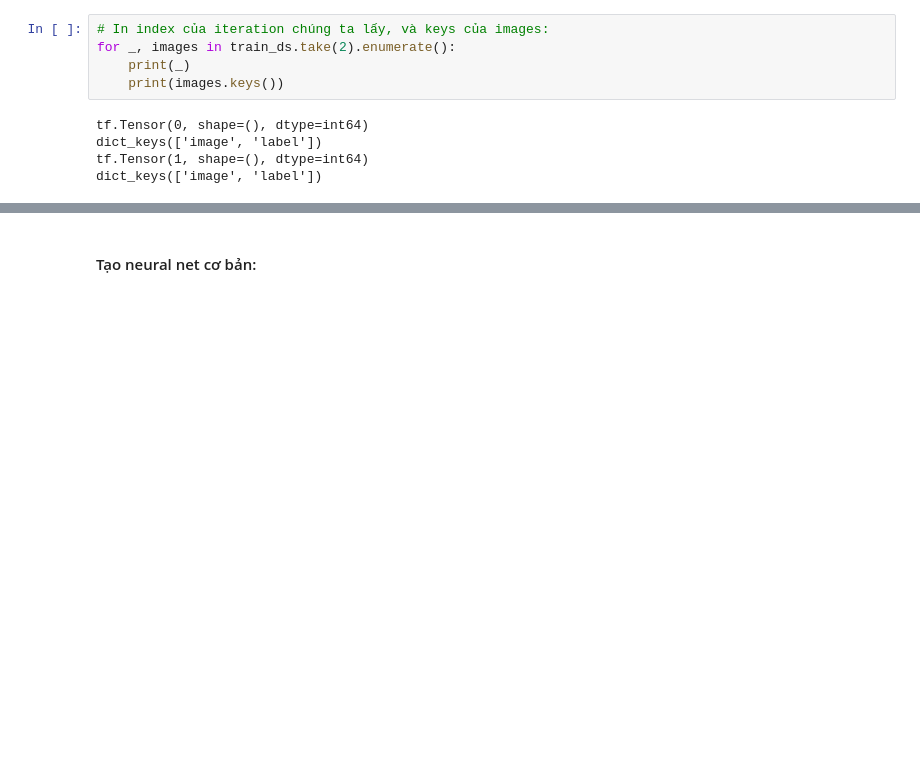
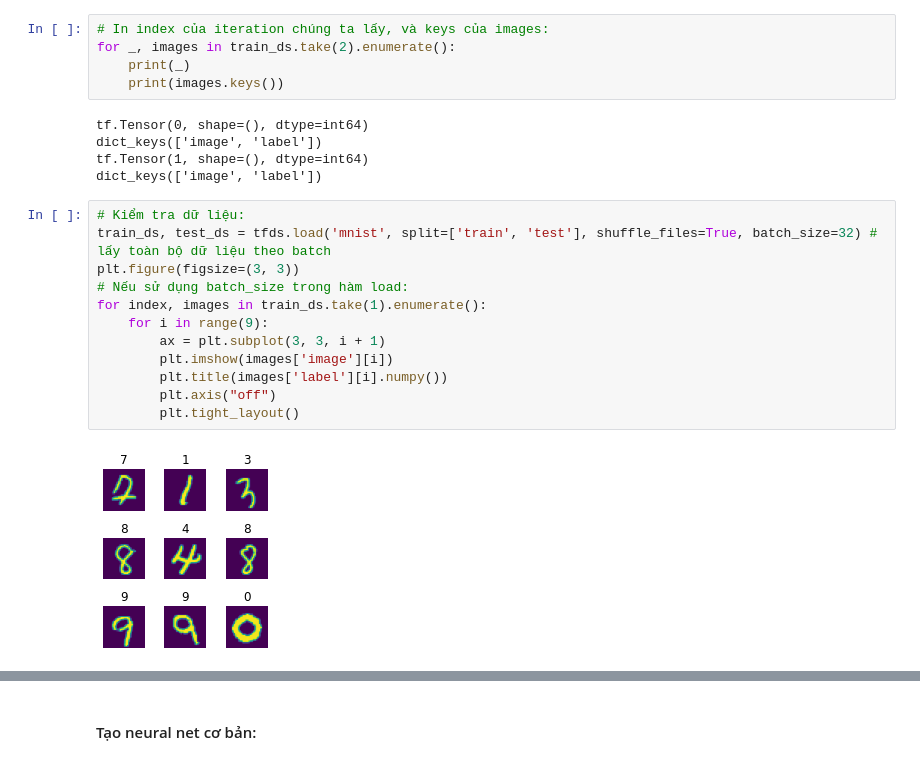
Before and after one commit to ddpham/TFExam, a Jupyter notebook: nbs/image/image_dataset.ipynb, the cells around one changed output, grey strips where cells are left out. Cells and saved outputs as stored; diff of their text form; blank space fills up the shorter version.

```diff
--- a/nbs/image/image_dataset.ipynb
+++ b/nbs/image/image_dataset.ipynb
@@ -290,4 +295,18 @@ tf.Tensor(0, shape=(), dtype=int64)
 dict_keys(['image', 'label'])
 tf.Tensor(1, shape=(), dtype=int64)
 dict_keys(['image', 'label'])
+# %%
+# Kiểm tra dữ liệu:
+train_ds, test_ds = tfds.load('mnist', split=['train', 'test'], shuffle_files=True, batch_size=32) # lấy toàn bộ dữ liệu theo batch
+plt.figure(figsize=(3, 3))
+# Nếu sử dụng batch_size trong hàm load:
+for index, images in train_ds.take(1).enumerate():
+    for i in range(9):
+        ax = plt.subplot(3, 3, i + 1)
+        plt.imshow(images['image'][i])
+        plt.title(images['label'][i].numpy())
+        plt.axis("off")
+        plt.tight_layout()
+# %% [output]
+[figure, added]
 # %%
```
Also changed, not shown: parts of 40 cells of this notebook.
